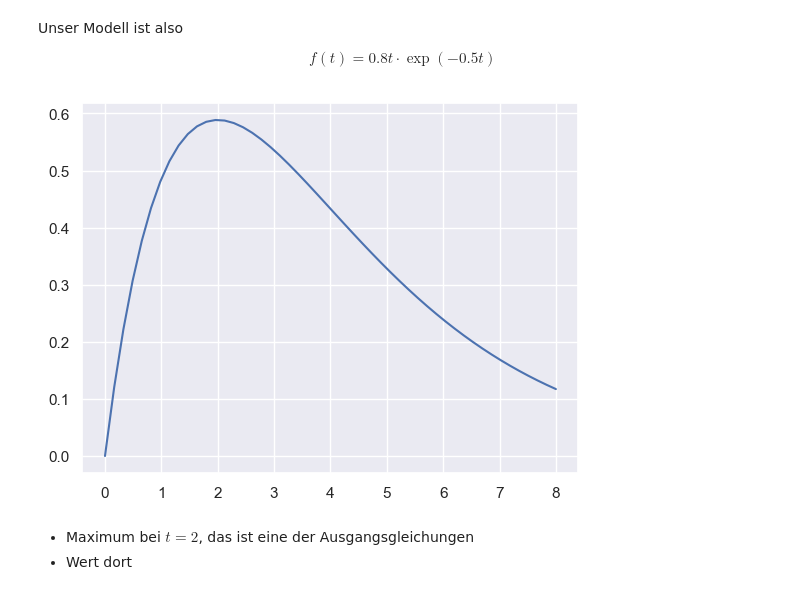
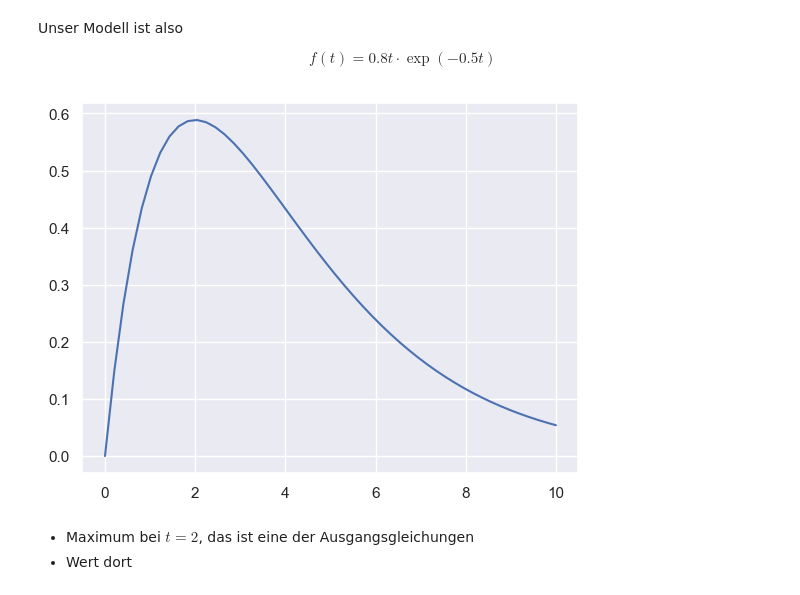
Before and after one commit to Ruediger-Braun/mfb2425, a Jupyter notebook: lektion10.ipynb, the cells around one changed output. Drawn from its saved outputs; the diff is of its cells as text; code cells hidden in the pictures.

```diff
--- a/lektion10.ipynb
+++ b/lektion10.ipynb
@@ -273,11 +273,11 @@ Unser Modell ist also
 $$ f(t) = 0.8t \cdot \exp(-0.5t)
 $$
 # %%
-t = np.linspace(0, 8)
+t = np.linspace(0, 10)
 y = 0.8*t * np.exp(-0.5*t)
 ax = sns.lineplot(x=t, y=y)
 # %% [output]
-[figure, old version]
+[figure, new version]
 # %% [markdown]
 * Maximum bei $t=2$, das ist eine der Ausgangsgleichungen
 * Wert dort
```
Also changed, not shown: parts of 2 cells of this notebook.
